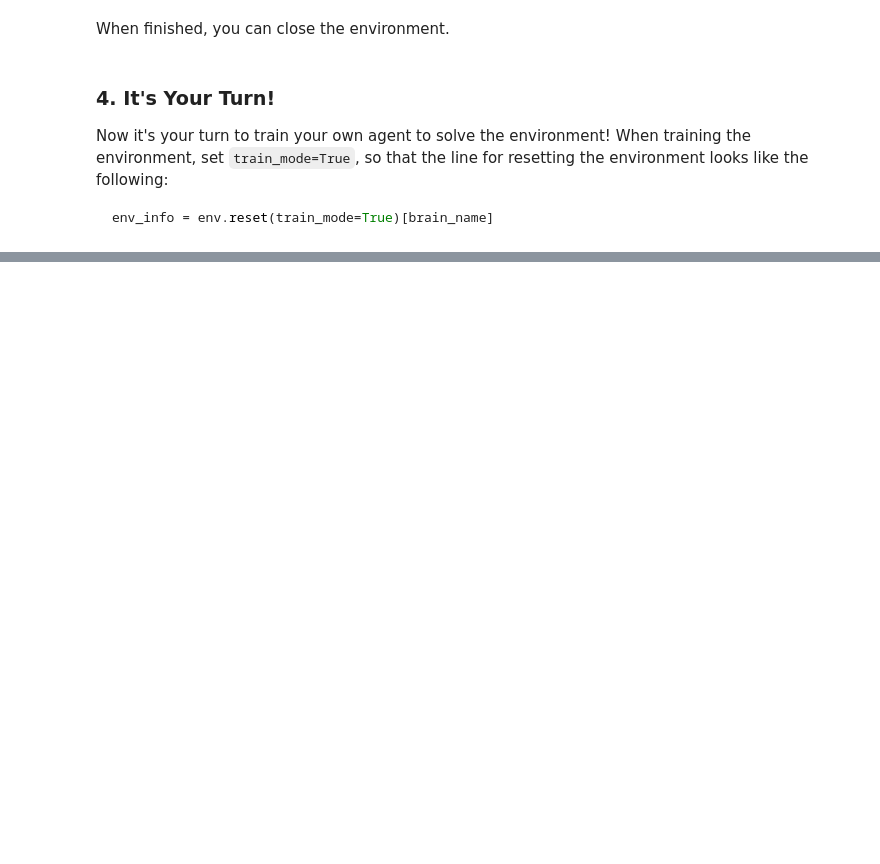
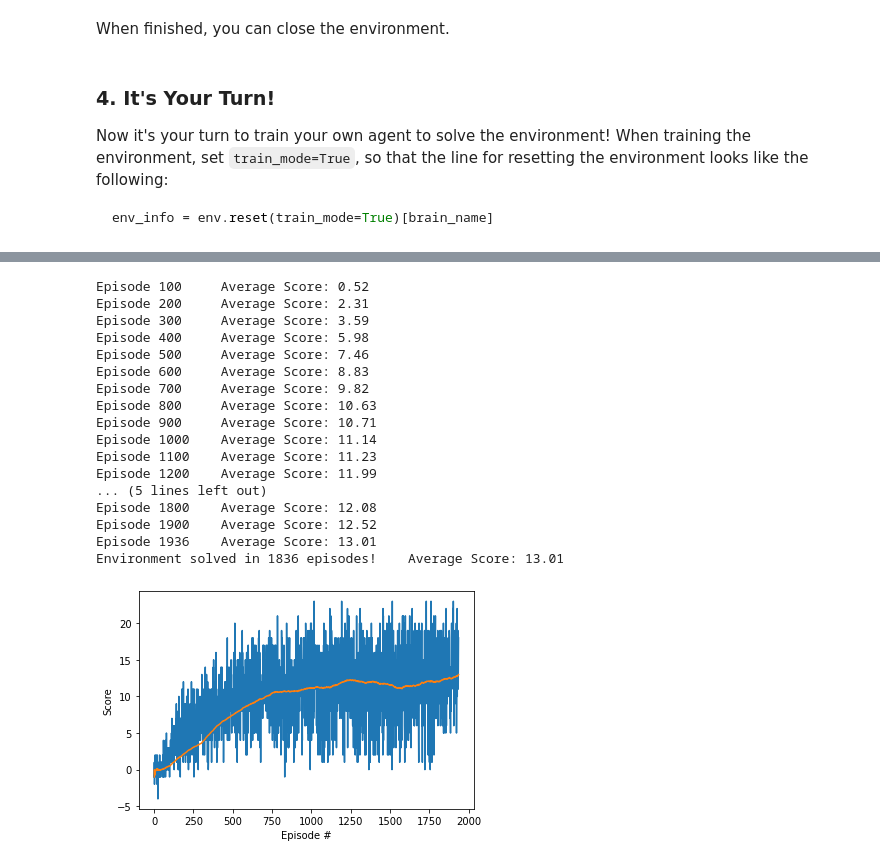
Before and after one commit to bfMendonca/deep-reinforcement-learning, a Jupyter notebook: p1_navigation/Navigation.ipynb, the cells around one changed output, grey strips where cells are left out. Drawn from its saved outputs; the diff is of its cells as text; code cells hidden in the pictures; blank space fills up the shorter version.

```diff
--- a/p1_navigation/Navigation.ipynb
+++ b/p1_navigation/Navigation.ipynb
@@ -418,0 +310,31 @@ Episode 1420    Average Score: 0.041
+# %%
+dueling_ddqn_agent = Agent( state_size=state_size, action_size=action_size, seed=0, ddqn=True, dueling=True  )
+dueling_ddqn_scores, dueling_ddqn_scores_mean = dqn( dueling_ddqn_agent, agent_name="duelling_ddqn", n_episodes=n_episodes, max_t=max_t, eps_start=1.0, eps_end=0.01, eps_decay=0.995 )
+
+# plot the scores
+fig = plt.figure()
+ax = fig.add_subplot(111)
+plt.plot(np.arange(len(dueling_ddqn_scores)), dueling_ddqn_scores)
+plt.plot(np.arange(len(dueling_ddqn_scores)), dueling_ddqn_scores_mean)
+plt.ylabel('Score')
+plt.xlabel('Episode #')
+plt.show()
+# %% [output]
+Episode 100     Average Score: 0.52
+Episode 200     Average Score: 2.31
+Episode 300     Average Score: 3.59
+Episode 400     Average Score: 5.98
+Episode 500     Average Score: 7.46
+Episode 600     Average Score: 8.83
+Episode 700     Average Score: 9.82
+Episode 800     Average Score: 10.63
+Episode 900     Average Score: 10.71
+Episode 1000    Average Score: 11.14
+Episode 1100    Average Score: 11.23
+Episode 1200    Average Score: 11.99
+... (5 lines left out)
+Episode 1800    Average Score: 12.08
+Episode 1900    Average Score: 12.52
+Episode 1936    Average Score: 13.01
+Environment solved in 1836 episodes!    Average Score: 13.01
+[figure, added]
```
Also changed, not shown: parts of 11 cells of this notebook, 6 other files.
